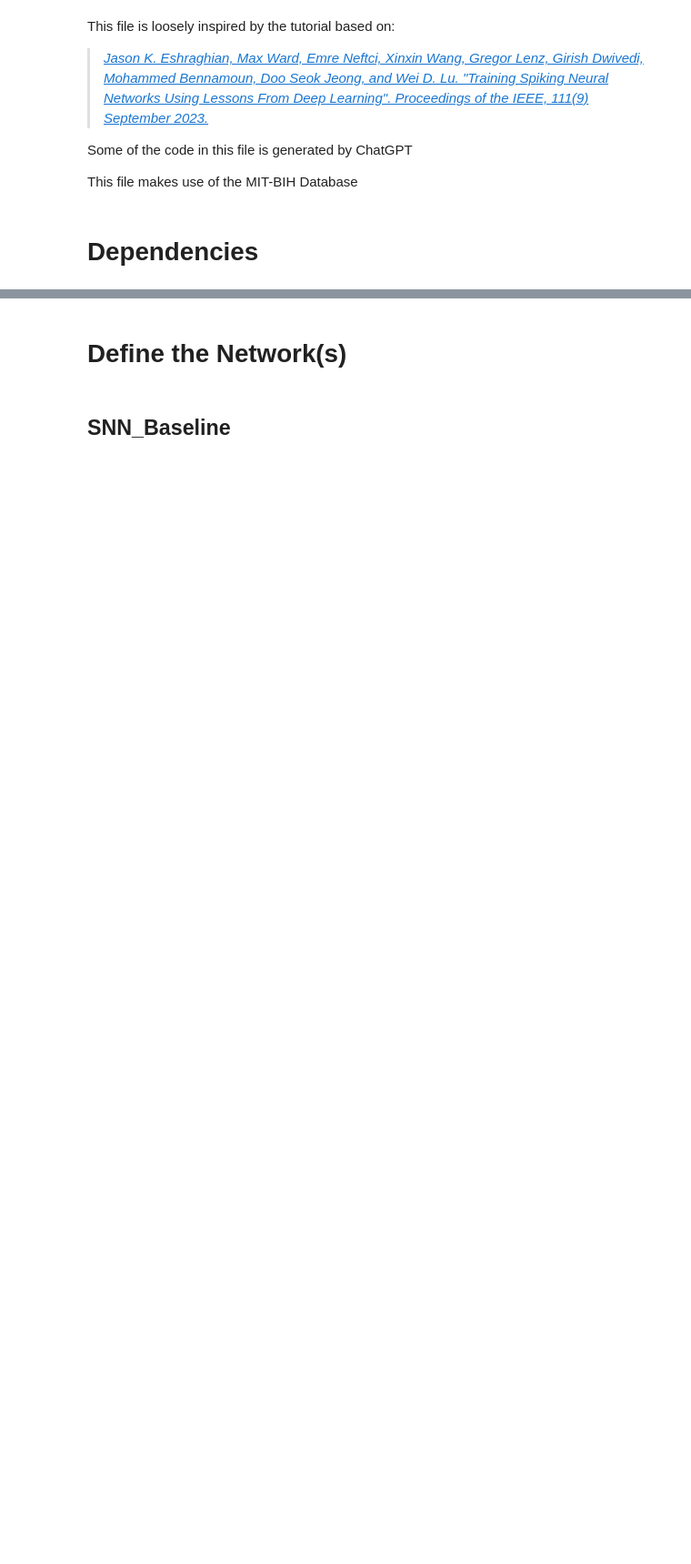
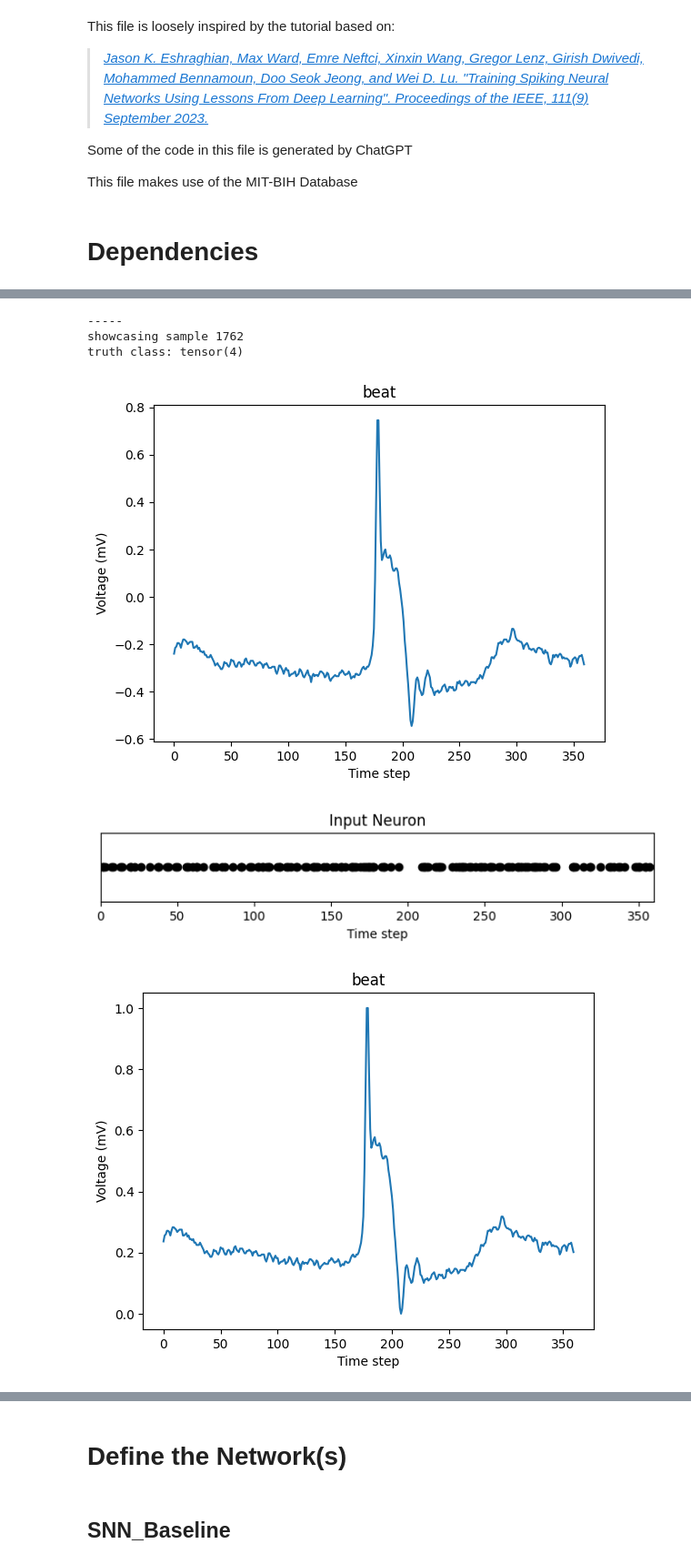
Before and after one commit to luke-li-2003/snnHeart, a Jupyter notebook: Test1.ipynb, the cells around one changed output, grey strips where cells are left out. Shown at 91% size. Drawn from its saved outputs; the diff is of its cells as text; code cells hidden in the pictures; blank space fills up the shorter version.

```diff
--- a/Test1.ipynb
+++ b/Test1.ipynb
@@ -76,0 +169,50 @@ test_loader = DataLoader(mnist_test, batch_size=batch_size, shuffle=True, drop_l
+# %%
+def plot_spikes(spike_data, k=1):
+    fig = plt.figure(facecolor="w", figsize=(8, 1))
+    ax = fig.add_subplot(111)
+    splt.raster(spike_data, ax, c="black")
+    plt.title("Input Neuron")
+    plt.xlabel("Time step")
+    plt.yticks([])
+    plt.xlim(0, windowSize*k)
+    plt.show()
+
+def plot_beat(data):
+    plt.plot(data)
+
+    plt.title("beat")
+    plt.xlabel("Time step")
+    plt.ylabel("Voltage (mV)")
+    plt.show()
+# %%
+for i in range(1):
+    print("-----")
+
+    ri = random.randint(0, len(dataset))
+
+    print("showcasing sample", ri)
+    print("truth class:", dataset[ri][1])
+
+    beat = dataset[ri][0]
+
+    plot_beat(beat)
+
+    spikeData = spikegen.delta(beat, threshold=0.003)
+    plot_spikes(spikeData)
+
+    # to create a spike train, we repeat every sample multiple times
+    k = 1
+    if (k > 1):
+        beat = beat.unsqueeze(-1).repeat(1, k).view(-1)
+    # normalise
+    beat = (beat - beat.min()) / (beat.max() - beat.min())
+    plot_beat(beat)
+    spikeData = spikegen.rate(beat, time_var_input=True)
+    plot_spikes(spikeData, k=k)
+# %% [output]
+-----
+showcasing sample 1762
+truth class: tensor(4)
+[figure, added]
+[figure, added]
+[figure, added]
```
Also changed, not shown: parts of 32 cells of this notebook, 2 other files.
